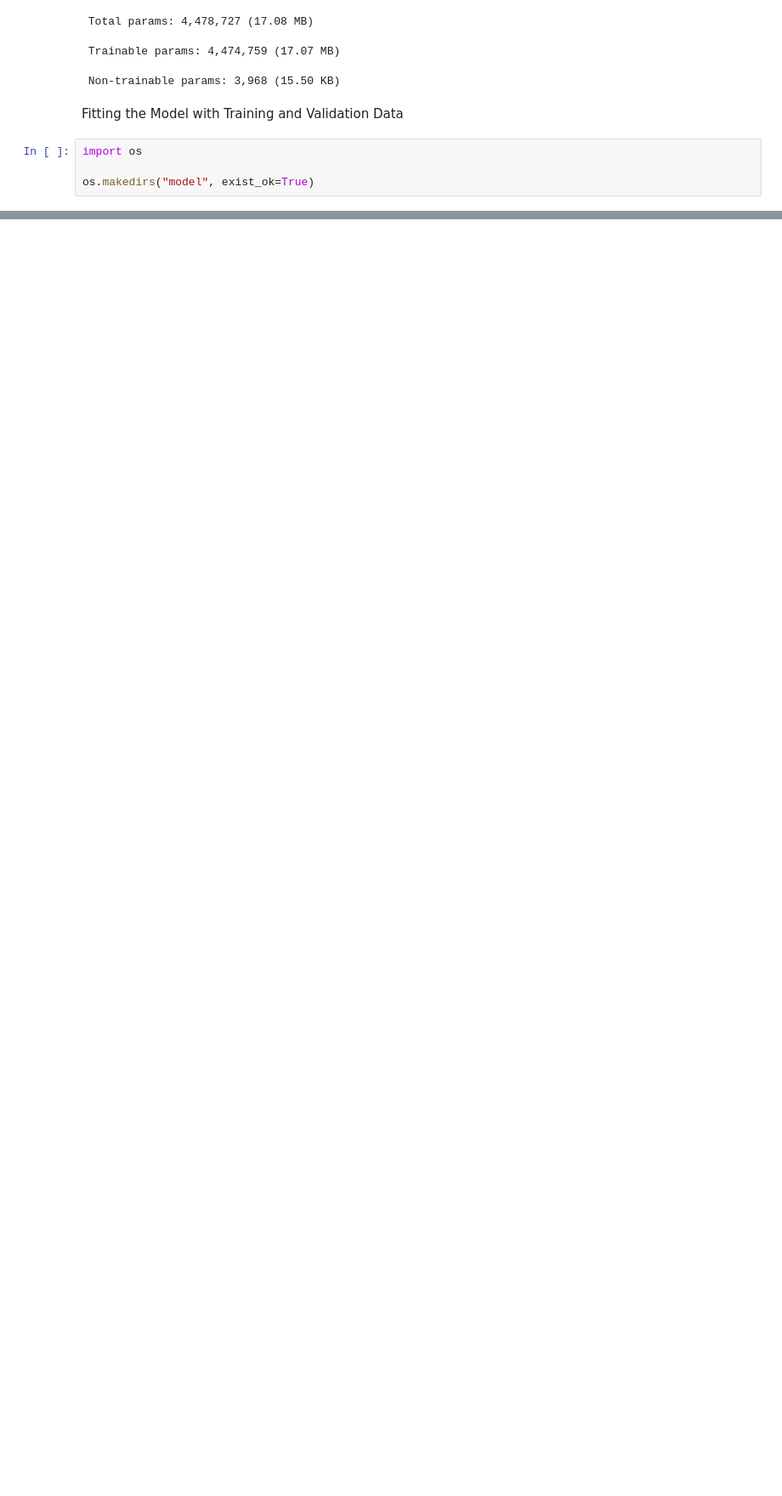
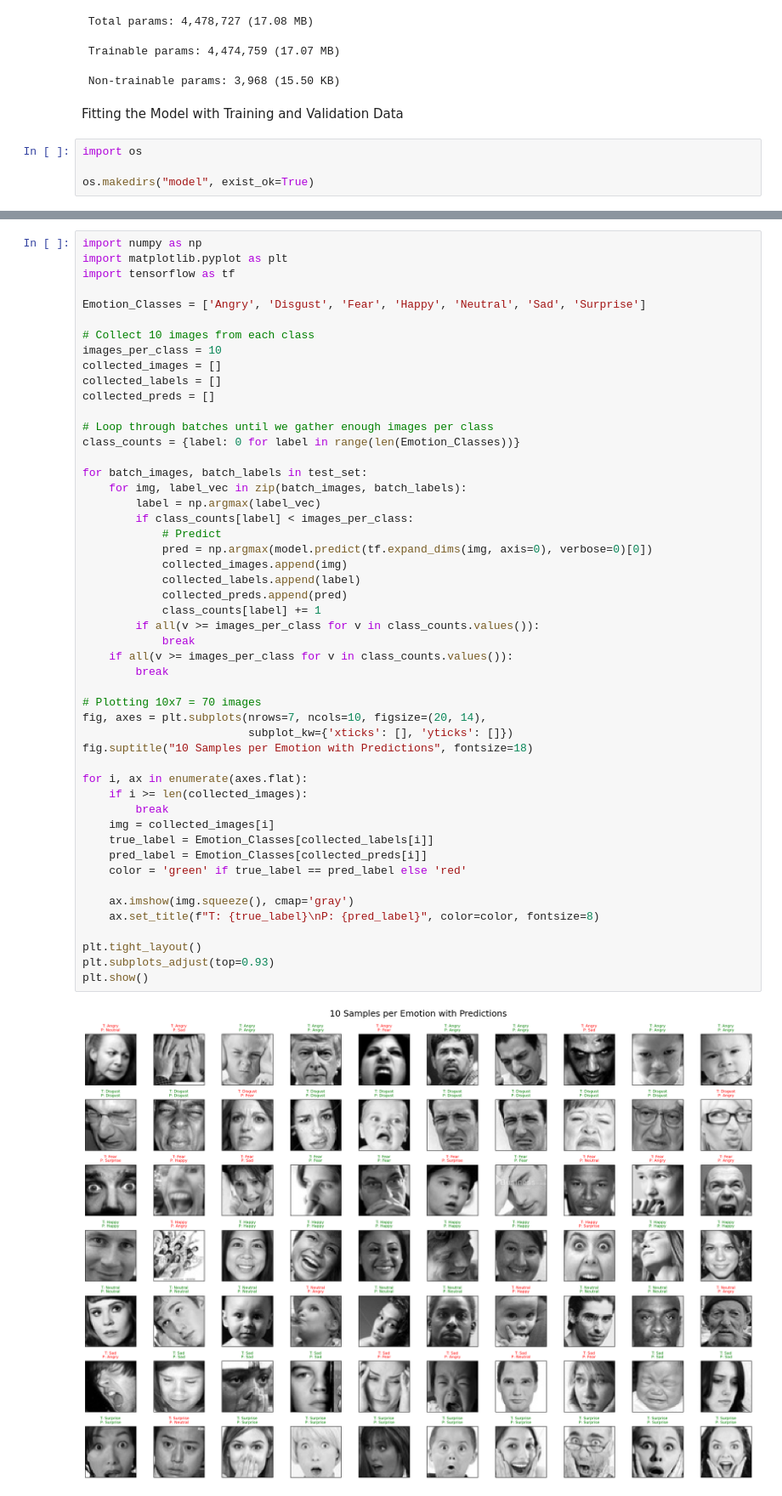
Before and after one commit to Rana-Sarvjeet/Emotion-detection-using-CNN, a Jupyter notebook: emotion_classification.ipynb, the cells around one changed output, grey strips where cells are left out. Shown at 85% size. Saved outputs shown, nothing was run; the diff lists cells and outputs as text; blank space fills up the shorter version.

```diff
--- a/emotion_classification.ipynb
+++ b/emotion_classification.ipynb
@@ -234,0 +335,52 @@ Epoch 1/48
+# %%
+import numpy as np
+import matplotlib.pyplot as plt
+import tensorflow as tf
+
+Emotion_Classes = ['Angry', 'Disgust', 'Fear', 'Happy', 'Neutral', 'Sad', 'Surprise']
+
+# Collect 10 images from each class
+images_per_class = 10
+collected_images = []
+collected_labels = []
+collected_preds = []
+
+# Loop through batches until we gather enough images per class
+class_counts = {label: 0 for label in range(len(Emotion_Classes))}
+
+for batch_images, batch_labels in test_set:
+    for img, label_vec in zip(batch_images, batch_labels):
+        label = np.argmax(label_vec)
+        if class_counts[label] < images_per_class:
+            # Predict
+            pred = np.argmax(model.predict(tf.expand_dims(img, axis=0), verbose=0)[0])
+            collected_images.append(img)
+            collected_labels.append(label)
+            collected_preds.append(pred)
+            class_counts[label] += 1
+        if all(v >= images_per_class for v in class_counts.values()):
+            break
+    if all(v >= images_per_class for v in class_counts.values()):
+        break
+
+# Plotting 10x7 = 70 images
+fig, axes = plt.subplots(nrows=7, ncols=10, figsize=(20, 14),
+                         subplot_kw={'xticks': [], 'yticks': []})
+fig.suptitle("10 Samples per Emotion with Predictions", fontsize=18)
+
+for i, ax in enumerate(axes.flat):
+    if i >= len(collected_images):
+        break
+    img = collected_images[i]
+    true_label = Emotion_Classes[collected_labels[i]]
+    pred_label = Emotion_Classes[collected_preds[i]]
+    color = 'green' if true_label == pred_label else 'red'
+
+    ax.imshow(img.squeeze(), cmap='gray')
+    ax.set_title(f"T: {true_label}\nP: {pred_label}", color=color, fontsize=8)
+
+plt.tight_layout()
+plt.subplots_adjust(top=0.93)
+plt.show()
+# %% [output]
+[figure, added]
```
Also changed, not shown: parts of 8 cells of this notebook, 1 other file.
